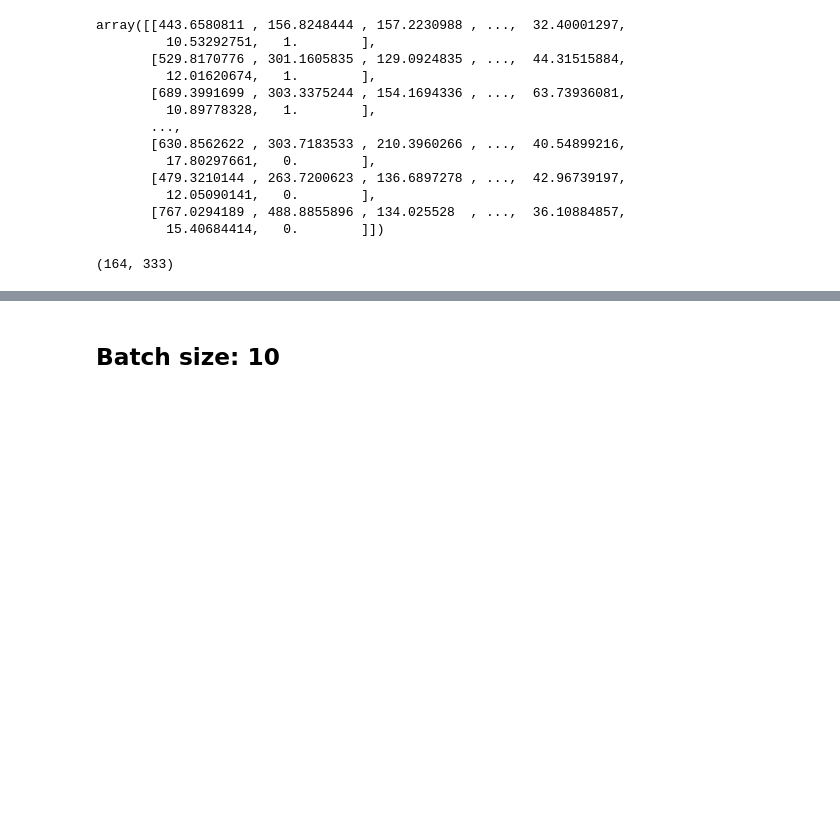
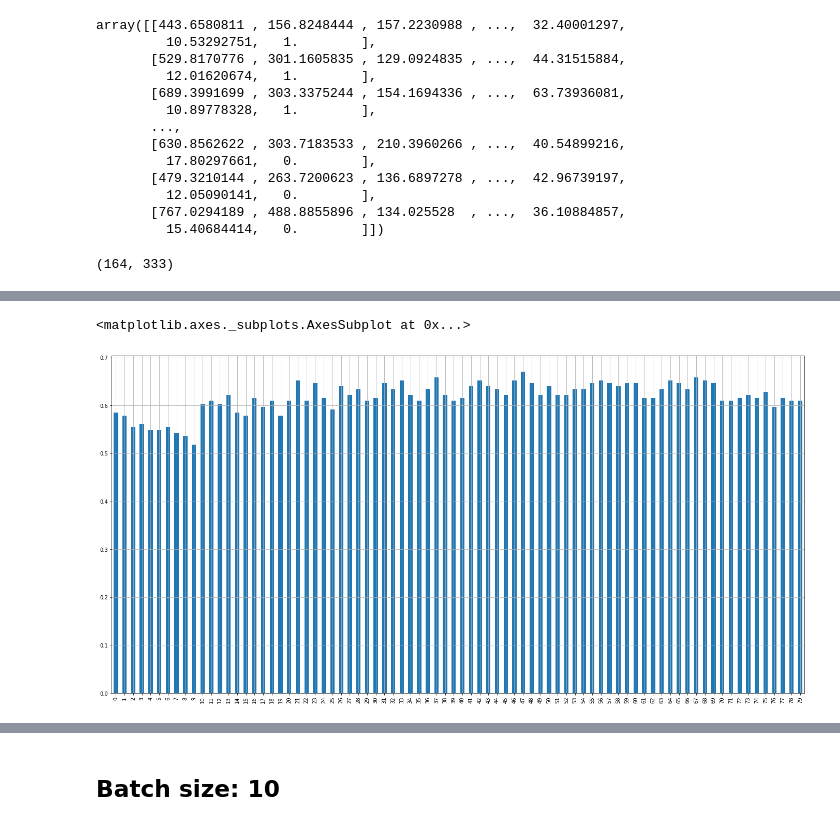
Before and after one commit to ahsanMah/interpretDL, a Jupyter notebook: ASD/hr_lr_gridsearch.ipynb, the cells around one changed output, grey strips where cells are left out. Cells and saved outputs as stored; diff of their text form; code cells hidden in the pictures; blank space fills up the shorter version.

```diff
--- a/ASD/hr_lr_gridsearch.ipynb
+++ b/ASD/hr_lr_gridsearch.ipynb
@@ -206,0 +237,4 @@ def build_dnn(num_features, num_labels, activation="elu"):
+# %%
+results = pd.DataFrame(grid_result.cv_results_)
+batch_1 = results[results["param_batch_size"]==1]
+batch_1
@@ -206,0 +255,5 @@ def build_dnn(num_features, num_labels, activation="elu"):
+# %%
+batch_1["mean_test_score"].plot(kind="bar", figsize=(24,12), grid=True)
+# %% [output]
+<matplotlib.axes._subplots.AxesSubplot at 0x...>
+[figure, added]
```
Also changed, not shown: parts of 36 cells of this notebook, 4 other files.
